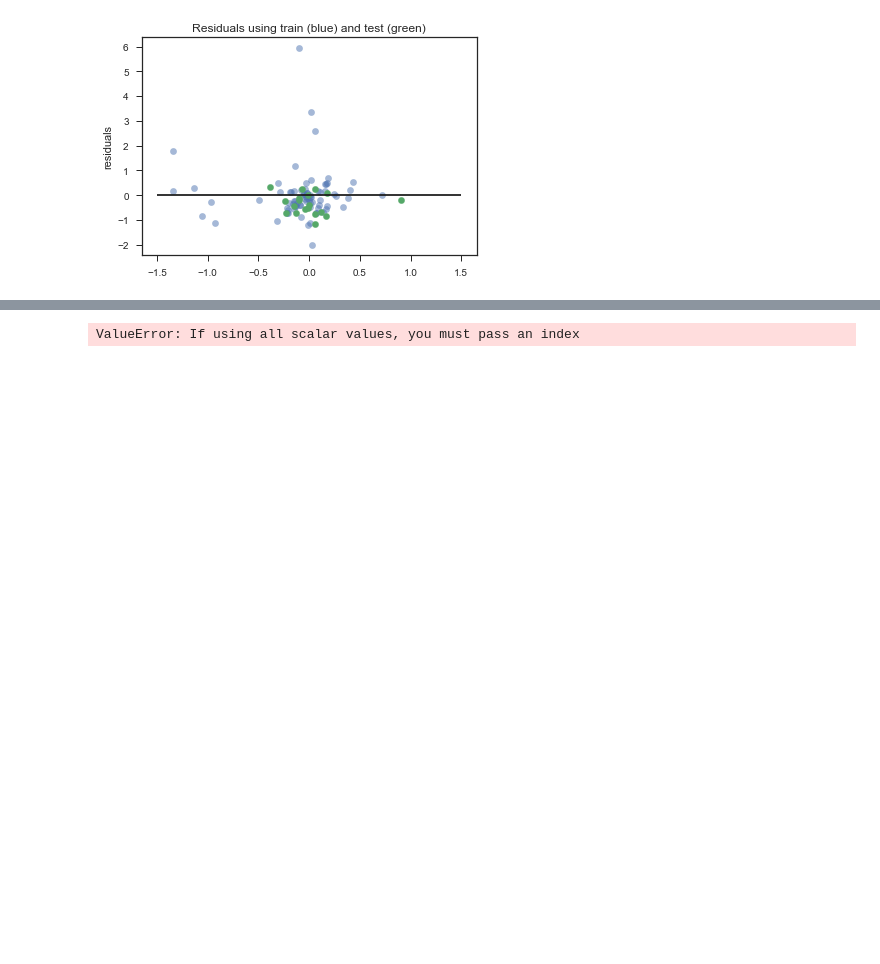
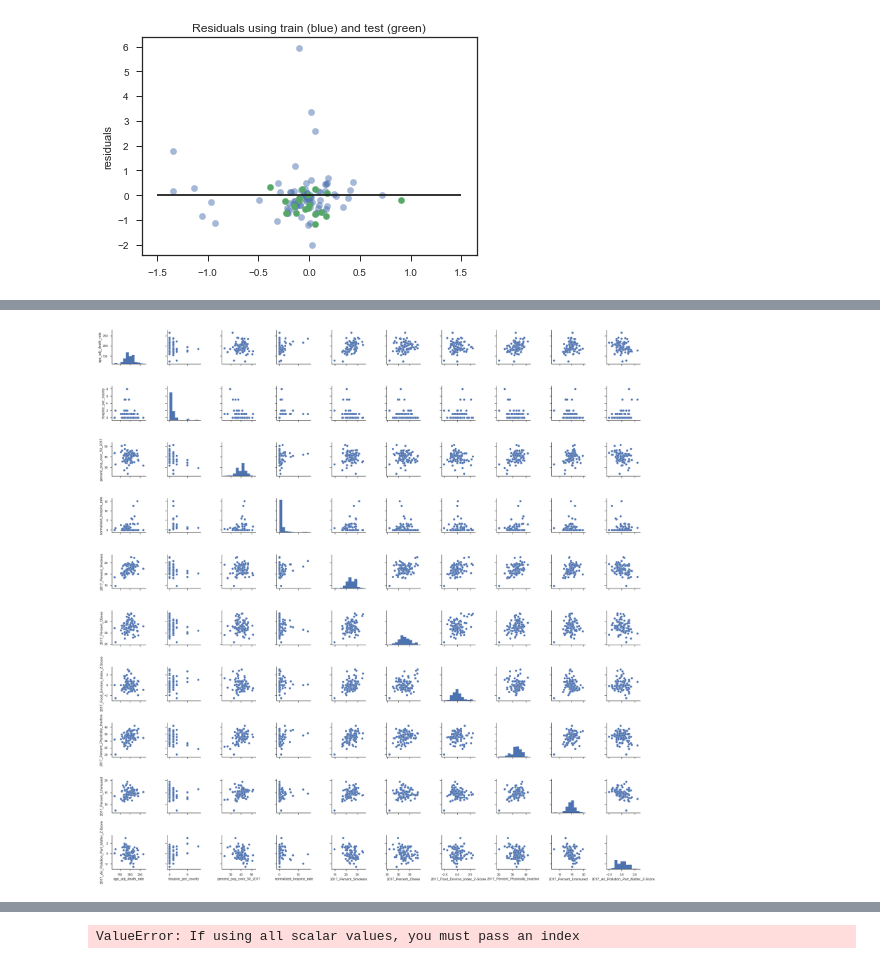
Before and after one commit to AriannaRigon/vanderbilt-aspire-data-essentials, a Jupyter notebook: ClassNotebook.ipynb, the cells around one changed output, grey strips where cells are left out. Saved outputs shown, nothing was run; the diff lists cells and outputs as text; code cells hidden in the pictures; blank space fills up the shorter version.

```diff
--- a/ClassNotebook.ipynb
+++ b/ClassNotebook.ipynb
@@ -973,0 +1119,7 @@ Text(0,0.5,'residuals')
+# %%
+pop_and_cancer_newv = pop_and_cancer_newv.drop(['median_age_2017', '2017_Percent_Fair_Poor_Health',  ], axis = 1)
+# %%
+sns.set(style="ticks",color_codes=True)
+q=sns.pairplot(pop_and_cancer_newv)
+# %% [output]
+[figure, added]
```
Also changed, not shown: parts of 57 cells of this notebook.
